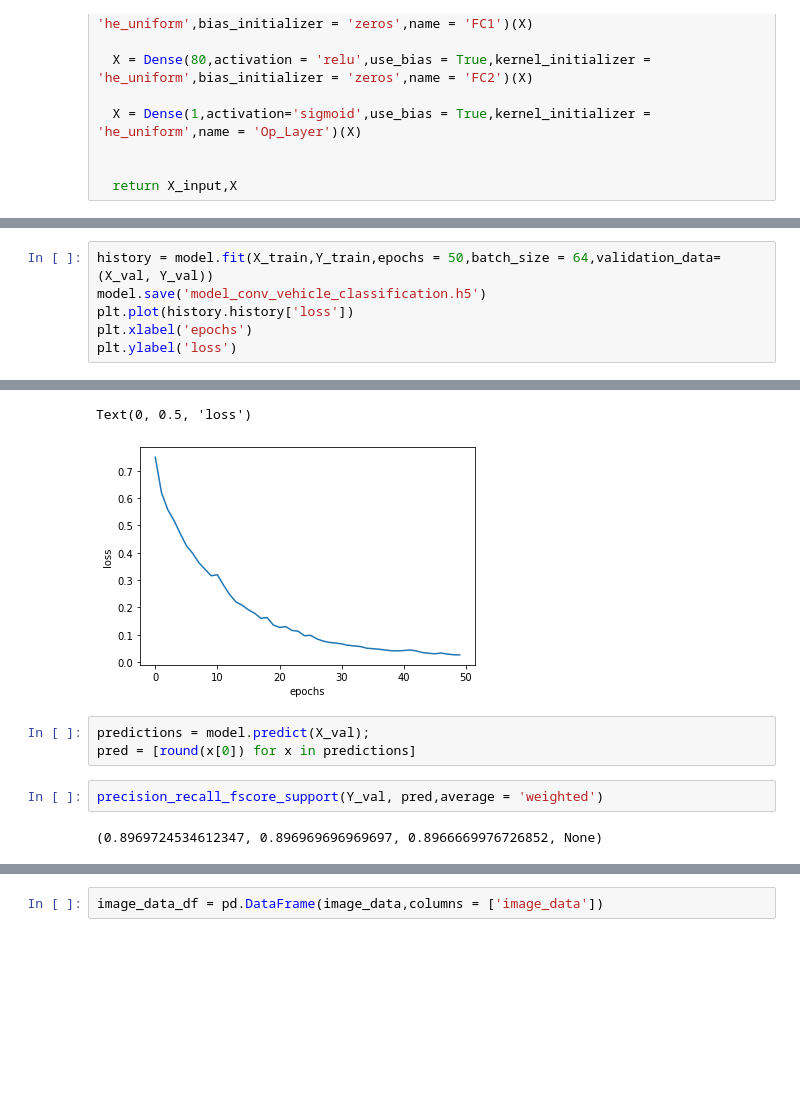
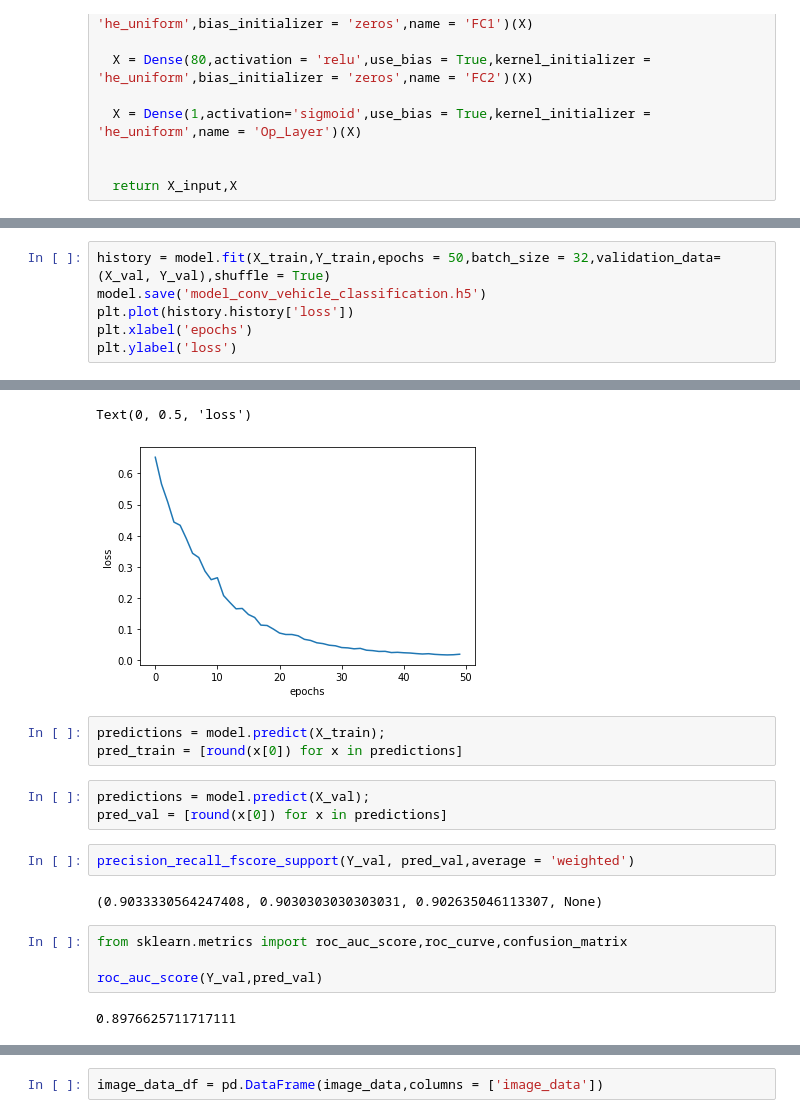
Before and after one commit to sridharsakkari/Image-Classification, a Jupyter notebook: Computer_Vision_ImageClassification.ipynb, the cells around one changed output, grey strips where cells are left out. Drawn from its saved outputs; the diff is of its cells as text; blank space fills up the shorter version.

```diff
--- a/Computer_Vision_ImageClassification.ipynb
+++ b/Computer_Vision_ImageClassification.ipynb
@@ -167,5 +167,5 @@ _________________________________________________________________
 # %%
-history = model.fit(X_train,Y_train,epochs = 50,batch_size = 64,validation_data=(X_val, Y_val))
+history = model.fit(X_train,Y_train,epochs = 50,batch_size = 32,validation_data=(X_val, Y_val),shuffle = True)
 model.save('model_conv_vehicle_classification.h5')
 plt.plot(history.history['loss'])
 plt.xlabel('epochs')
@@ -191,9 +191,18 @@ Epoch 50/50
 Text(0, 0.5, 'loss')
-[figure, old version]
+[figure, new version]
+# %%
+predictions = model.predict(X_train);
+pred_train = [round(x[0]) for x in predictions]
 # %%
 predictions = model.predict(X_val);
-pred = [round(x[0]) for x in predictions]
+pred_val = [round(x[0]) for x in predictions]
 # %%
-precision_recall_fscore_support(Y_val, pred,average = 'weighted')
+precision_recall_fscore_support(Y_val, pred_val,average = 'weighted')
 # %% [output]
-(0.8969724534612347, 0.896969696969697, 0.8966669976726852, None)
+(0.9033330564247408, 0.9030303030303031, 0.902635046113307, None)
+# %%
+from sklearn.metrics import roc_auc_score,roc_curve,confusion_matrix
+
+roc_auc_score(Y_val,pred_val)
+# %% [output]
+0.8976625711717111
```
Also changed, not shown: parts of 5 cells of this notebook.
